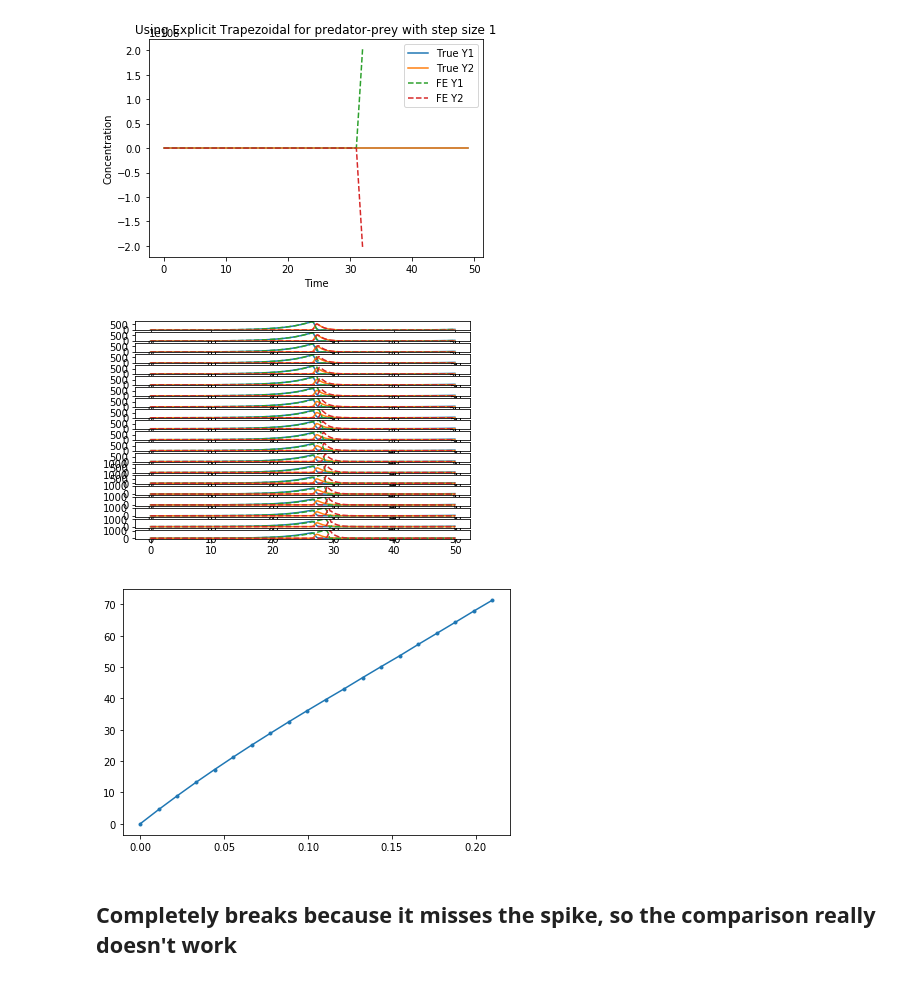
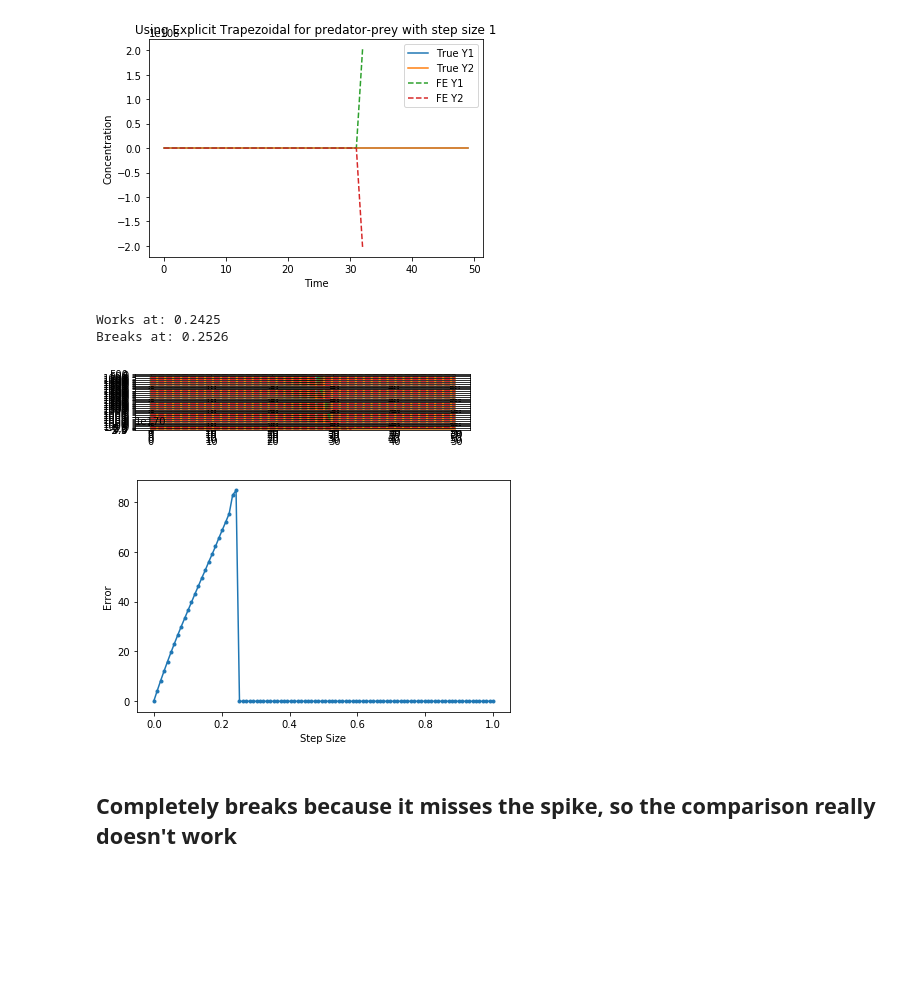
Before and after one commit to hmhwan21/cs341projects, a Jupyter notebook: proj3/Project3.ipynb, the cells around one changed output. Saved outputs shown, nothing was run; the diff lists cells and outputs as text; code cells hidden in the pictures; blank space fills up the shorter version.

Commit message:
error checking

```diff
--- a/proj3/Project3.ipynb
+++ b/proj3/Project3.ipynb
@@ -551,30 +551,39 @@ plt.legend(["True Y1", "True Y2", "FE Y1", "FE Y2"]);
 # %%
 #plot errors
 
 ## weird behavior
-dts = np.linspace(1e-4,.21,20)
+dts = np.linspace(1e-4,1,100)
 err = np.zeros( (dts.size,) )
 y0 = np.array([1,1])
 
 for i in range(dts.size):
-    t = np.arange(0,50,dts[i])
-    (t1,y1) = forwardEuler( predator_prey_model, t, y0, paramsPP)
-    sol = scipy.integrate.solve_ivp(fun=predator_prey_model, t_span=(0,50), y0=y0, method='LSODA', rtol=1e-8, atol=1e-8, t_eval=t, args=[paramsPP] )
-    plt.subplot( dts.size, 1, i+1 )
-    plt.plot( t1, sol.y.T )
-    plt.plot( t1, y1.T, '--')
-    #print(y1.T)
-    err[i] = np.mean(scipy.linalg.norm( sol.y-y1, np.inf, axis=0) )
+    try:
+        t = np.arange(0,50,dts[i])
+        (t1,y1) = forwardEuler( predator_prey_model, t, y0, paramsPP)
+        sol = scipy.integrate.solve_ivp(fun=predator_prey_model, t_span=(0,50), y0=y0, method='LSODA', rtol=1e-8, atol=1e-8, t_eval=t, args=[paramsPP] )
+        plt.subplot( dts.size, 1, i+1 )
+        plt.plot( t1, sol.y.T )
+        plt.plot( t1, y1.T, '--')
+        #print(y1.T)
+        err[i] = np.mean(scipy.linalg.norm( sol.y-y1, np.inf, axis=0) )
+    except:
+        print("Works at:", dts[i-1])
+        print("Breaks at:", dts[i])
+        break
 
 plt.figure()
 # plt.subplot(2,1,1)
 plt.plot( dts, err, '.-' )
 # plt.subplot(2,1,2)
 # plt.plot( dts, err2, '.-' )
+plt.ylabel("Error")
+plt.xlabel("Step Size")
 plt.tight_layout()
 # %% [output]
+Works at: 0.2425
+Breaks at: 0.2526
-[figure, old version]
+[figure, new version]
-[figure, old version]
+[figure, new version]
 # %% [markdown]
 ## Completely breaks because it misses the spike, so the comparison really doesn't work
 # %%
```
